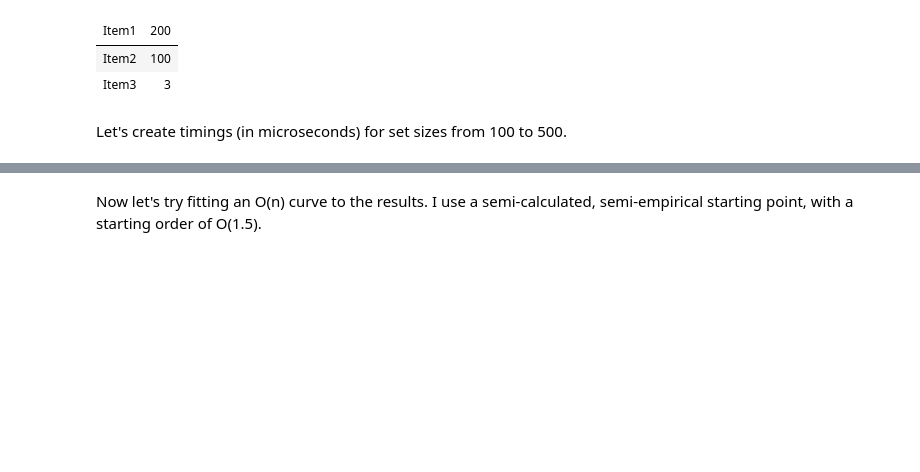
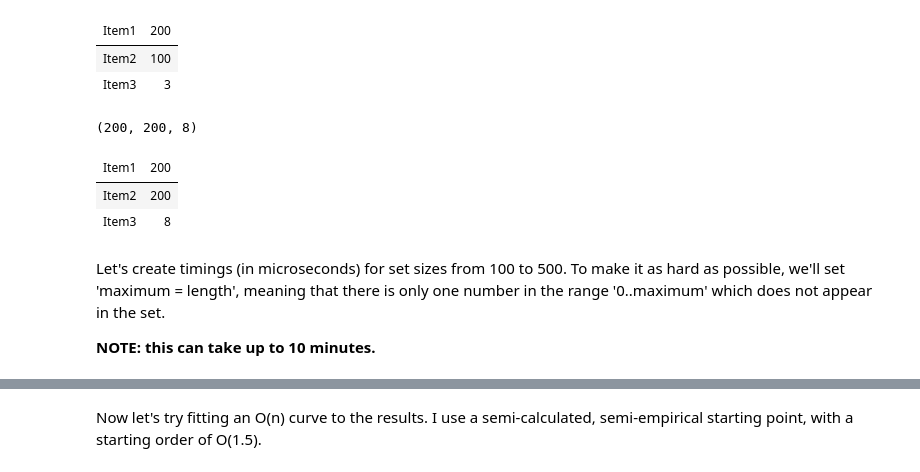
Before and after one commit to abcoates/smallest-free-number, a Jupyter notebook: smallest-free-number-fsharp.ipynb, the cells around one changed output, grey strips where cells are left out. Cells and saved outputs as stored; diff of their text form; code cells hidden in the pictures; blank space fills up the shorter version.

Commit message:
Tried making it as hard as possible to find an unused number in each random set, but still didn't change the final result.

```diff
--- a/smallest-free-number-fsharp.ipynb
+++ b/smallest-free-number-fsharp.ipynb
@@ -202,7 +205,16 @@ timeSolution 200 100 solution1
 | Item1 | 200 |
 | Item2 | 100 |
 | Item3 | 3 |
-# %% [markdown]
-Let's create timings (in microseconds) for set sizes from 100 to 500.
+# %%
+timeSolution 200 200 solution1
+# %% [output]
+(200, 200, 8)
+| Item1 | 200 |
+| Item2 | 200 |
+| Item3 | 8 |
+# %% [markdown]
+Let's create timings (in microseconds) for set sizes from 100 to 500.  To make it as hard as possible, we'll set 'maximum = length', meaning that there is only one number in the range '0..maximum' which does not appear in the set.
+
+**NOTE: this can take up to 10 minutes.**
 # %%
 let lengths = {100..50..500} |> Seq.toList
```
Also changed, not shown: parts of 11 cells of this notebook.
